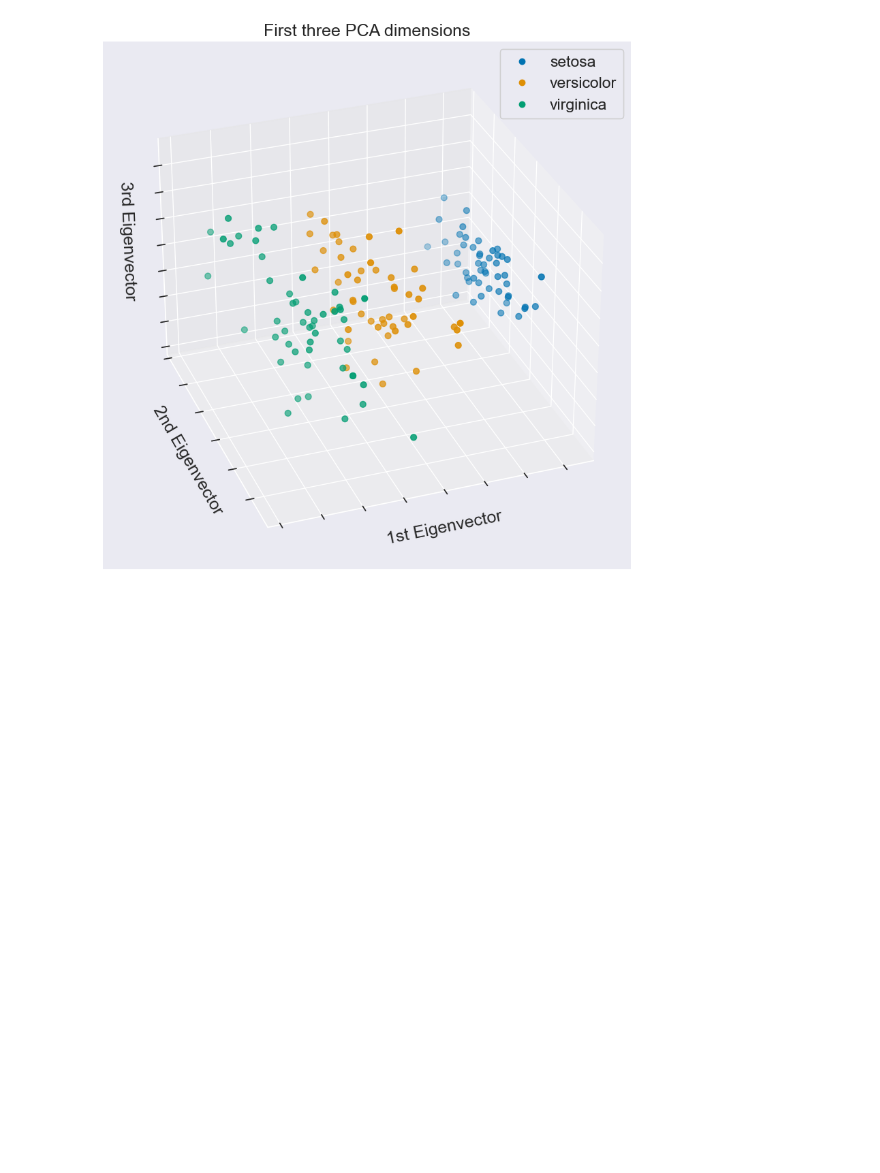
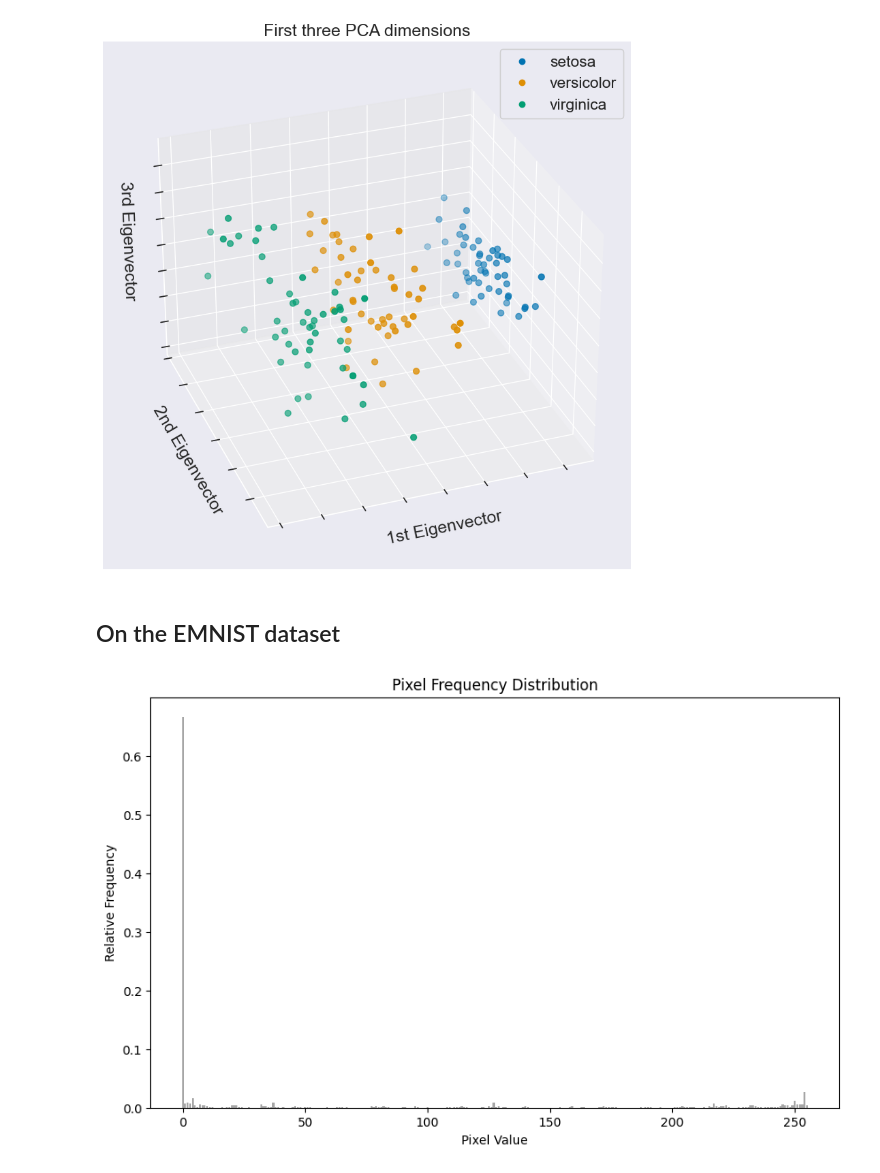
Before and after one commit to odinsseo/ii2202-historical-ocr, a Jupyter notebook: exploratory_analysis.ipynb, the cells around one changed output. Saved outputs shown, nothing was run; the diff lists cells and outputs as text; code cells hidden in the pictures; blank space fills up the shorter version.

```diff
--- a/exploratory_analysis.ipynb
+++ b/exploratory_analysis.ipynb
@@ -105,3 +105,5 @@ ax.add_artist(legend1)
 plt.savefig("imgs/iris_pca.svg")
 # %% [output]
 [figure]
+# %% [markdown]
+## On the EMNIST dataset
@@ -107,0 +117,43 @@ plt.savefig("imgs/iris_pca.svg")
+# %%
+emnist_train = EMNIST(root="./datasets/", split="balanced", train=True, transform=ToTensor())
+# %%
+def plot_pixel_frequency(dataset, num_bins=256, color='gray', normalize=True):
+    """
+    Plots the pixel frequency distribution for a PyTorch image dataset.
+
+    Parameters:
+    - dataset: PyTorch Dataset, assumed to be in grayscale or single-channel.
+    - num_bins: Number of bins for the histogram (default: 256 for 8-bit images).
+    - color: Color of the histogram plot (default: 'gray').
+    - normalize: Whether to normalize pixel frequencies (default: True).
+    """
+    dataloader = DataLoader(dataset, batch_size=64, shuffle=False)
+
+    # Initialize histogram array to accumulate pixel counts across the dataset
+    histogram = np.zeros(num_bins, dtype=int)
+
+    for images, _ in dataloader:
+        # Flatten images and count pixel values
+        images_flattened = images.view(-1).numpy()
+        pixel_values = (images_flattened * (num_bins - 1)).astype(int)
+        histogram += np.bincount(pixel_values, minlength=num_bins)
+
+    # Normalize histogram if needed
+    if normalize:
+        histogram = histogram / histogram.sum()
+
+    # Plot and save the histogram
+    plt.figure(figsize=(10, 6))
+    plt.bar(range(num_bins), histogram, color=color, alpha=0.7)
+    plt.title("Pixel Frequency Distribution")
+    plt.xlabel("Pixel Value")
+    plt.ylabel("Frequency" if not normalize else "Relative Frequency")
+    plt.savefig("./imgs/emnist_pixel_frequency.pdf")
+
+# Example usage:
+# Assuming `dataset` is already defined and loaded via PyTorch DataLoader.
+# plot_pixel_frequency(dataset)
+# %%
+plot_pixel_frequency(emnist_train)
+# %% [output]
+[figure, added]
```
Also changed, not shown: parts of 7 cells of this notebook, 3 other files.
